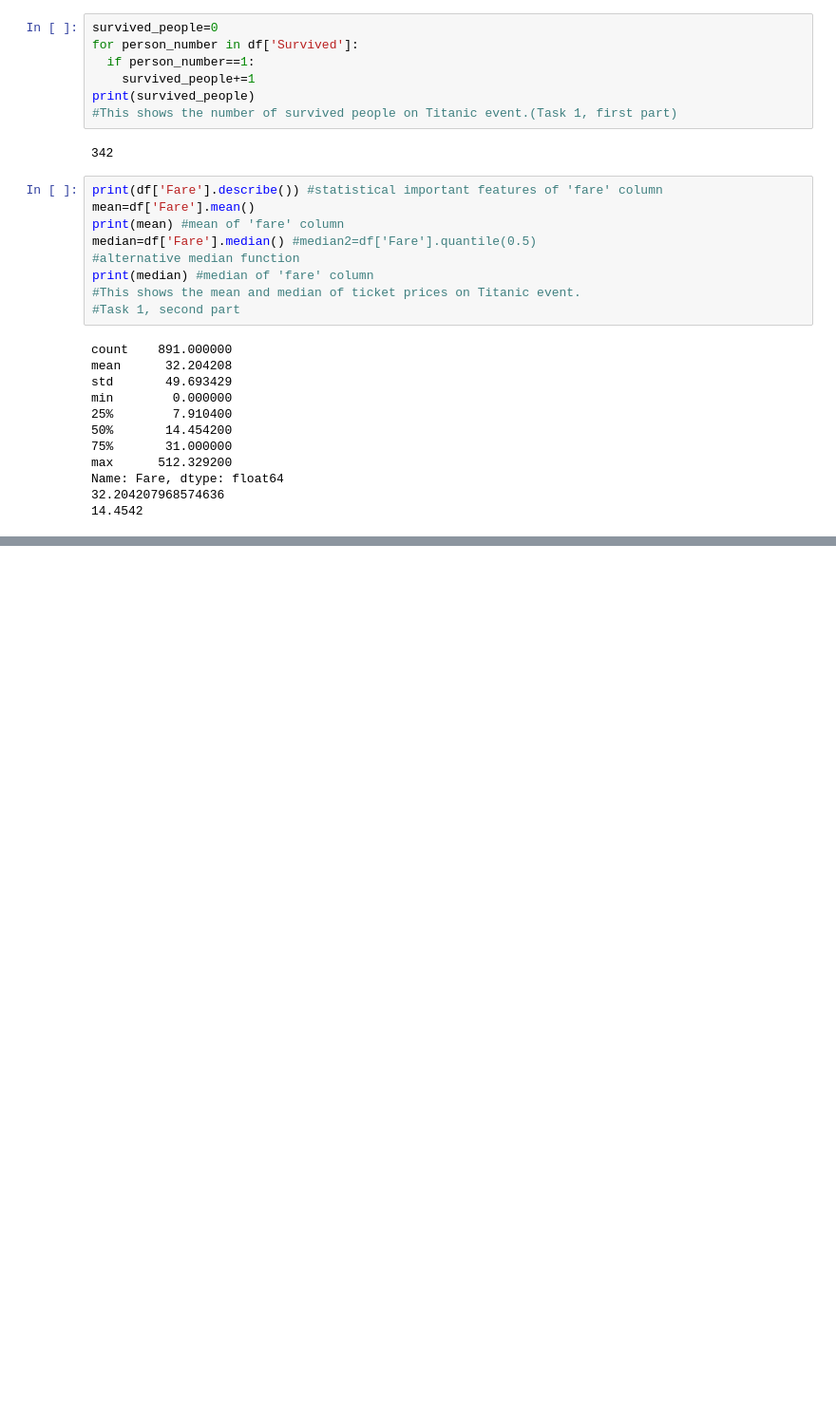
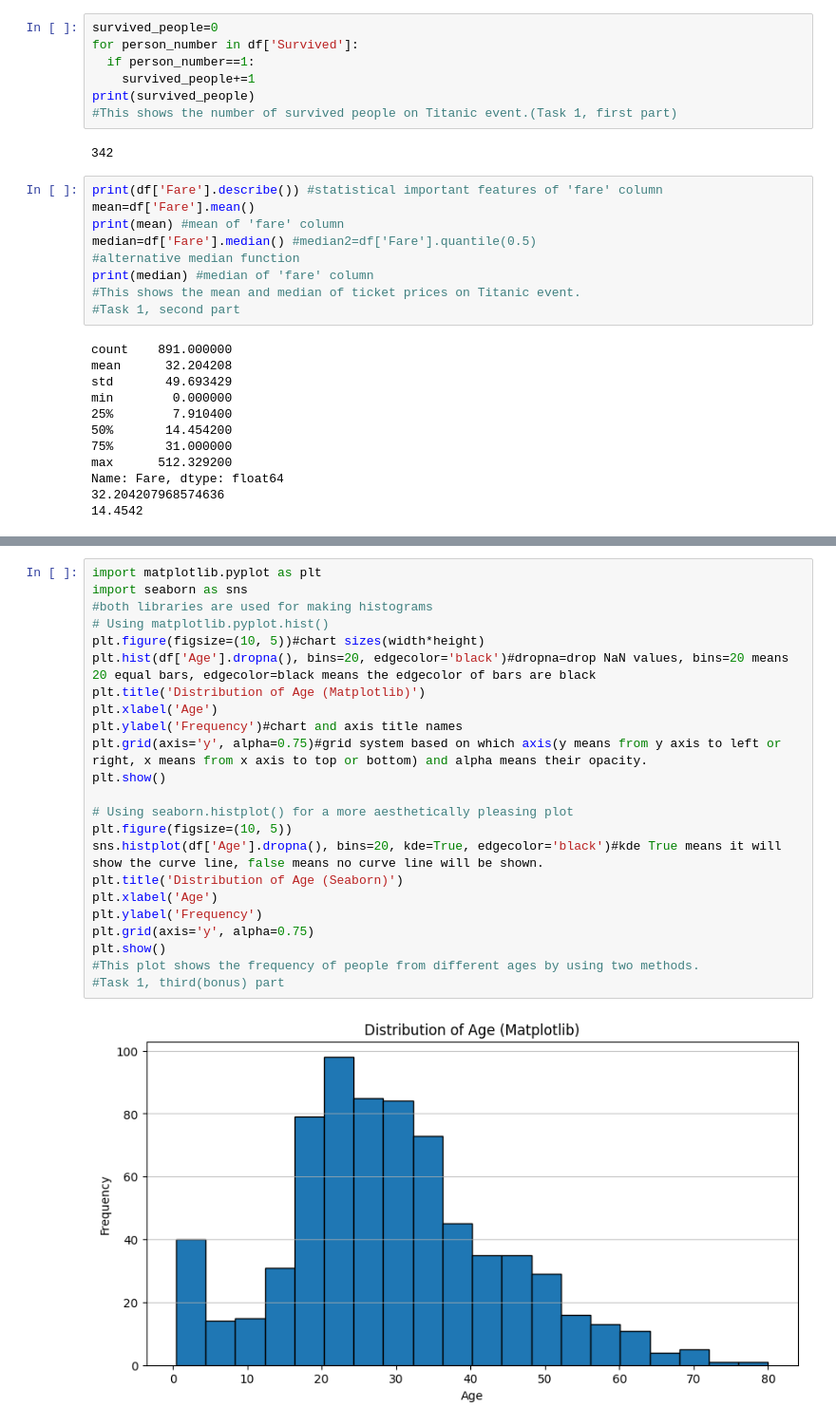
Before and after one commit to yusifdev/Titanic_ml, a Jupyter notebook: BigTitanic.ipynb, the cells around one changed output, grey strips where cells are left out. Shown at 95% size. Drawn from its saved outputs; the diff is of its cells as text; blank space fills up the shorter version.

```diff
--- a/BigTitanic.ipynb
+++ b/BigTitanic.ipynb
@@ -93,0 +93,25 @@ plt.show()
+# %%
+import matplotlib.pyplot as plt
+import seaborn as sns
+#both libraries are used for making histograms
+# Using matplotlib.pyplot.hist()
+plt.figure(figsize=(10, 5))#chart sizes(width*height)
+plt.hist(df['Age'].dropna(), bins=20, edgecolor='black')#dropna=drop NaN values, bins=20 means 20 equal bars, edgecolor=black means the edgecolor of bars are black
+plt.title('Distribution of Age (Matplotlib)')
+plt.xlabel('Age')
+plt.ylabel('Frequency')#chart and axis title names
+plt.grid(axis='y', alpha=0.75)#grid system based on which axis(y means from y axis to left or right, x means from x axis to top or bottom) and alpha means their opacity.
+plt.show()
+
+# Using seaborn.histplot() for a more aesthetically pleasing plot
+plt.figure(figsize=(10, 5))
+sns.histplot(df['Age'].dropna(), bins=20, kde=True, edgecolor='black')#kde True means it will show the curve line, false means no curve line will be shown.
+plt.title('Distribution of Age (Seaborn)')
+plt.xlabel('Age')
+plt.ylabel('Frequency')
+plt.grid(axis='y', alpha=0.75)
+plt.show()
+#This plot shows the frequency of people from different ages by using two methods.
+#Task 1, third(bonus) part
+# %% [output]
+[figure, added]
```
Also changed, not shown: parts of 3 cells of this notebook.
